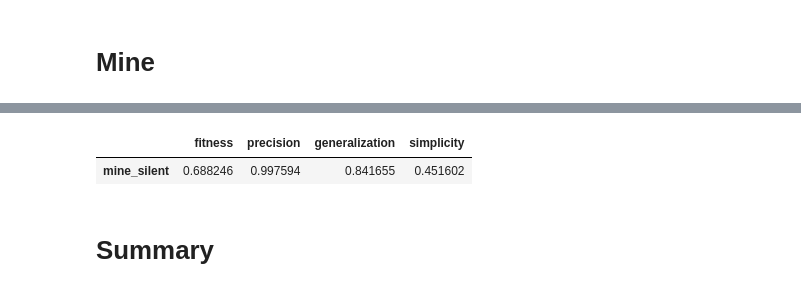
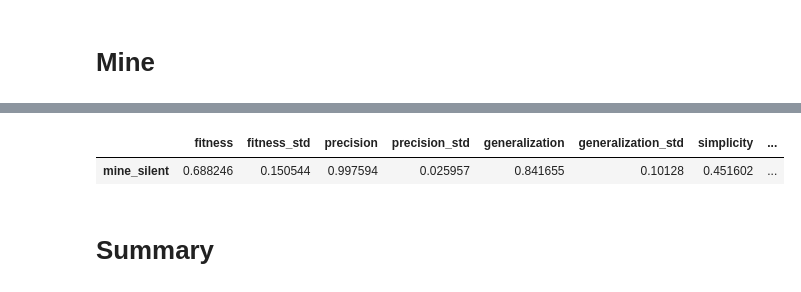
Before and after one commit to bade27/GLPD, a Jupyter notebook: project/notebooks/compare_on_synthetic.ipynb, the cells around one changed output, grey strips where cells are left out. Drawn from its saved outputs; the diff is of its cells as text; code cells hidden in the pictures.

```diff
--- a/project/notebooks/compare_on_synthetic.ipynb
+++ b/project/notebooks/compare_on_synthetic.ipynb
@@ -18,10 +18,10 @@ mine_w_silent = os.path.join(my_miner_dir, "inference_silent")
 # %%
 cm_folders = os.listdir(classic_miners_dir)
 
-alpha = {"fitness":[],"precision":[],"generalization":[],"simplicity":[]}
-alpha_plus = {"fitness":[],"precision":[],"generalization":[],"simplicity":[]}
-heuristics = {"fitness":[],"precision":[],"generalization":[],"simplicity":[]}
-inductive = {"fitness":[],"precision":[],"generalization":[],"simplicity":[]}
+alpha = {"fitness":[],"precision":[],"generalization":[],"simplicity":[],"fscore":[]}
+alpha_plus = {"fitness":[],"precision":[],"generalization":[],"simplicity":[],"fscore":[]}
+heuristics = {"fitness":[],"precision":[],"generalization":[],"simplicity":[],"fscore":[]}
+inductive = {"fitness":[],"precision":[],"generalization":[],"simplicity":[],"fscore":[]}
 
 for folder in cm_folders:
     alpha_result_file = os.path.join(classic_miners_dir, folder, "alpha", folder+"res.txt")
@@ -40,6 +40,7 @@ for folder in cm_folders:
             elif "simplicity" in line:
                 result = re.findall(r"\d\.\d+", line)
                 alpha["simplicity"].append(float(result[0]))
+        alpha["fscore"].append((2*alpha["fitness"][-1]*alpha["precision"][-1])/(alpha["fitness"][-1]+alpha["precision"][-1]))
 
     alpha_plus_result_file = os.path.join(classic_miners_dir, folder, "alpha_plus", folder+"res.txt")
     with open(alpha_plus_result_file, "r") as file:
@@ -57,6 +58,7 @@ for folder in cm_folders:
             elif "simplicity" in line:
                 result = re.findall(r"\d\.\d+", line)
                 alpha_plus["simplicity"].append(float(result[0]))
+        alpha_plus["fscore"].append((2*alpha_plus["fitness"][-1]*alpha_plus["precision"][-1])/(alpha_plus["fitness"][-1]+alpha_plus["precision"][-1]))
 
     heuristics_result_file = os.path.join(classic_miners_dir, folder, "heuristics", folder+"res.txt")
     with open(heuristics_result_file, "r") as file:
@@ -74,6 +76,7 @@ for folder in cm_folders:
             elif "simplicity" in line:
                 result = re.findall(r"\d\.\d+", line)
                 heuristics["simplicity"].append(float(result[0]))
+        heuristics["fscore"].append((2*heuristics["fitness"][-1]*heuristics["precision"][-1])/(heuristics["fitness"][-1]+heuristics["precision"][-1]))
 
     inductive_result_file = os.path.join(classic_miners_dir, folder, "inductive", folder+"res.txt")
     with open(inductive_result_file, "r") as file:
@@ -91,6 +94,7 @@ for folder in cm_folders:
             elif "simplicity" in line:
                 result = re.findall(r"\d\.\d+", line)
                 inductive["simplicity"].append(float(result[0]))
+        inductive["fscore"].append((2*inductive["fitness"][-1]*inductive["precision"][-1])/(inductive["fitness"][-1]+inductive["precision"][-1]))
 
 assert len(alpha["precision"]) == len(alpha["fitness"])
 assert len(alpha["simplicity"]) == len(alpha["fitness"])
@@ -145,7 +182,13 @@ classic_miners_results
 # %%
 s_folders = os.listdir(sommers_dir)
 
-sommers_miner = {"fitness":[],"precision":[],"generalization":[],"simplicity":[]}
+sommers_miner = {
+    "fitness":[],"fitness_std":[],
+    "precision":[],"precision_std":[],
+    "generalization":[],"generalization_std":[],
+    "simplicity":[],"simplicity_std":[],
+    "fscore":[],"fscore_std":[]
+    }
 
 for folder in s_folders:
     results_filename = [file for file in os.listdir(os.path.join(sommers_dir, folder, "predictions")) if "cc" in file][0]
@@ -175,4 +218,5 @@ for folder in s_folders:
         sommers_miner["precision"].append(precision)
         sommers_miner["generalization"].append(generalization)
         sommers_miner["simplicity"].append(simplicity)
+        sommers_miner["fscore"].append(2*fitness*precision/(fitness+precision))
 # %%
@@ -200,7 +256,7 @@ sommers_miner_results
 # %%
 mine_files = [file for file in os.listdir(os.path.join(mine_wo_silent, "results")) if "metrics" in file]
 
-my_miner = {"fitness":[],"precision":[],"generalization":[],"simplicity":[]}
+my_miner = {"fitness":[],"precision":[],"generalization":[],"simplicity":[],"fscore":[]}
 
 for file in mine_files:
     with open(os.path.join(mine_wo_silent, "results", file), "r") as f:
@@ -216,4 +272,6 @@ for file in mine_files:
 
         simplicity_result = re.findall(r"\"simplicity\": \d\.\d+", content)
         my_miner["simplicity"].append(float(simplicity_result[0].split(':')[-1].replace(' ','')))
+
+        my_miner["fscore"].append(2*my_miner["fitness"][-1]*my_miner["precision"][-1]/(my_miner["fitness"][-1]+my_miner["precision"][-1]))
 # %%
@@ -232,7 +302,7 @@ mine
 # %%
 mine_files_silent = [file for file in os.listdir(os.path.join(mine_w_silent, "results")) if "metrics" in file]
 
-my_miner_silent = {"fitness":[],"precision":[],"generalization":[],"simplicity":[]}
+my_miner_silent = {"fitness":[],"precision":[],"generalization":[],"simplicity":[],"fscore":[]}
 
 for file in mine_files_silent:
     with open(os.path.join(mine_w_silent, "results", file), "r") as f:
@@ -248,19 +318,33 @@ for file in mine_files_silent:
 
         simplicity_result = re.findall(r"\"simplicity\": \d\.\d+", content)
         my_miner_silent["simplicity"].append(float(simplicity_result[0].split(':')[-1].replace(' ','')))
+
+        my_miner_silent["fscore"].append(2*my_miner_silent["fitness"][-1]*my_miner_silent["precision"][-1]/(my_miner_silent["fitness"][-1]+my_miner_silent["precision"][-1]))
 # %%
-mine_silent = pd.DataFrame(columns=["fitness", "precision", "generalization", "simplicity"])
+mine_silent = pd.DataFrame(columns=[
+    "fitness","fitness_std",
+    "precision","precision_std",
+    "generalization","generalization_std",
+    "simplicity","simplicity_std",
+    "fscore","fscore_std"])
+
 mine_silent.loc["mine_silent"] = [
     np.mean(my_miner_silent["fitness"]),
+    np.std(my_miner_silent["fitness"]),
     np.mean(my_miner_silent["precision"]),
+    np.std(my_miner_silent["precision"]),
     np.mean(my_miner_silent["generalization"]),
-    np.mean(my_miner_silent["simplicity"])
+    np.std(my_miner_silent["generalization"]),
+    np.mean(my_miner_silent["simplicity"]),
+    np.std(my_miner_silent["simplicity"]),
+    np.mean(my_miner_silent["fscore"]),
+    np.std(my_miner_silent["fscore"])
 ]
 
 mine_silent
 # %% [output]
-|  | fitness | precision | generalization | simplicity |
-| mine_silent | 0.688246 | 0.997594 | 0.841655 | 0.451602 |
+|  | fitness | fitness_std | precision | precision_std | generalization | generalization_std | simplicity | ... |
+| mine_silent | 0.688246 | 0.150544 | 0.997594 | 0.025957 | 0.841655 | 0.10128 | 0.451602 | ... |
 # %% [markdown]
 # Summary
 # %%
```
Also changed, not shown: parts of 6 cells of this notebook, 5 other files.
